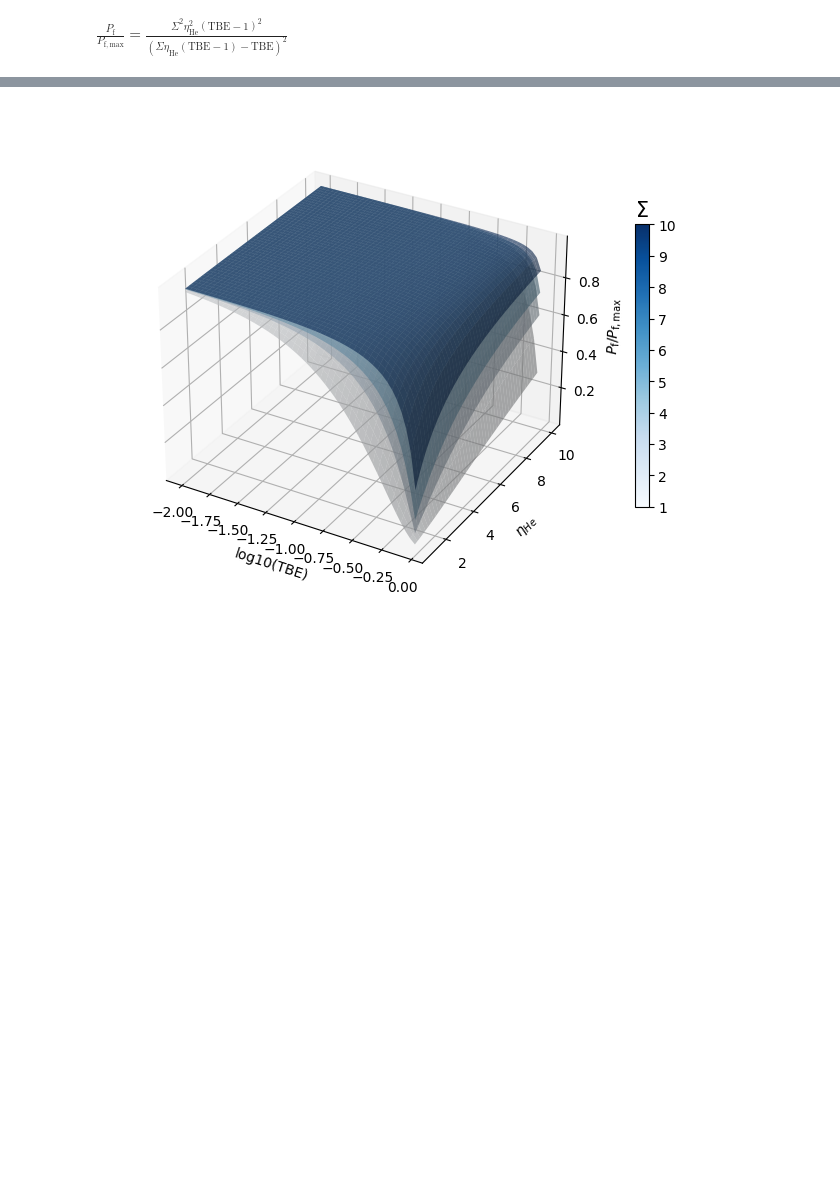
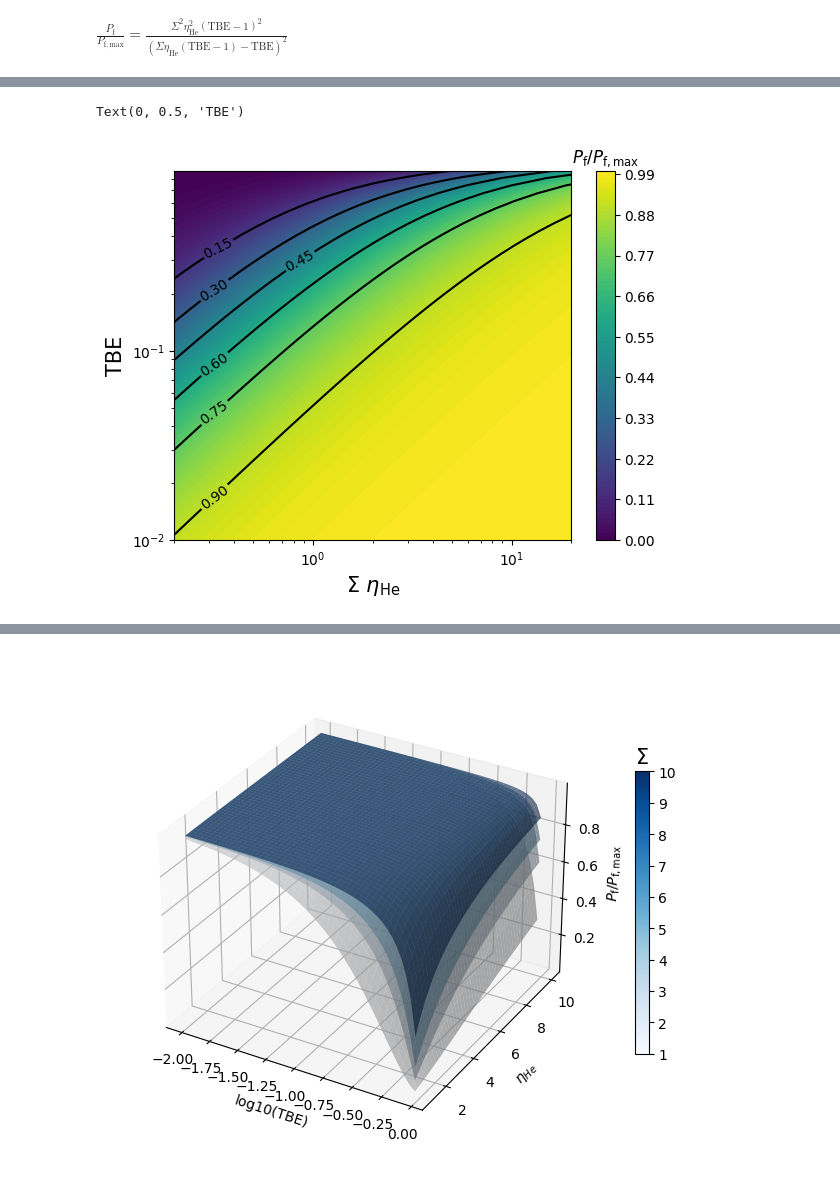
Before and after one commit to RemDelaporteMathurin/tritium-burn-fraction, a Jupyter notebook: graphs.ipynb, the cells around one changed output, grey strips where cells are left out. Drawn from its saved outputs; the diff is of its cells as text; code cells hidden in the pictures; blank space fills up the shorter version.

```diff
--- a/graphs.ipynb
+++ b/graphs.ipynb
@@ -322,0 +352,24 @@ for sigma_val in sigma_values:
+# %%
+tbe_values = np.logspace(-2, -0.05)
+sigmaeta_values = np.geomspace(0.2, 20, num=100)
+TBETBE, sigetsiget = np.meshgrid(tbe_values, sigmaeta_values)
+plt.figure()
+
+cs = plt.contourf(sigetsiget, TBETBE, power_ratio((sigetsiget, 1, TBETBE)), levels=100)
+cs2 = plt.contour(
+    sigetsiget, TBETBE,
+    power_ratio((sigetsiget, 1, TBETBE)),
+    levels=6,
+    colors="black",
+)
+plt.xscale("log")
+plt.yscale("log")
+plt.clabel(cs2, cs2.levels, colors="black")
+
+cb = plt.colorbar(cs)
+cb.ax.set_title("$P_\mathrm{f}/P_\mathrm{f, max}$")
+plt.xlabel("$\Sigma \ \eta_\mathrm{He}$", fontsize=15)
+plt.ylabel("TBE", fontsize=15)
+# %% [output]
+Text(0, 0.5, 'TBE')
+[figure, added]
```
Also changed, not shown: parts of 6 cells of this notebook.
